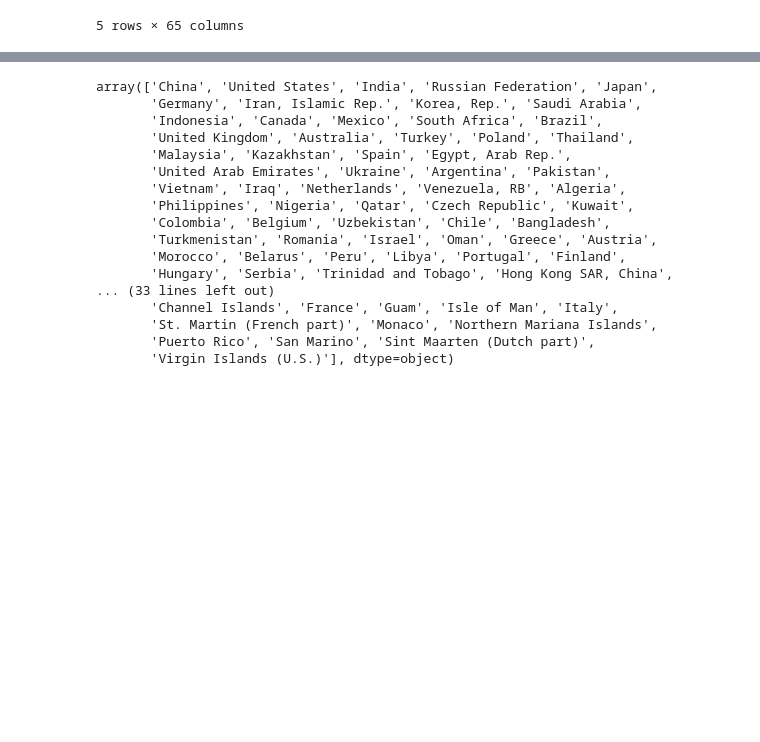
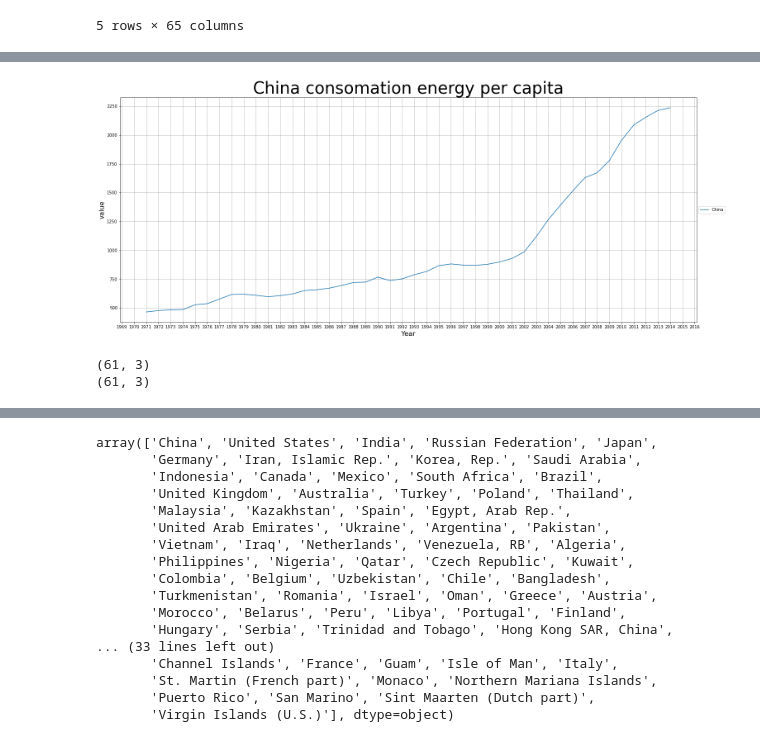
Before and after one commit to alfonsotis/RestitutionDonnees, a Jupyter notebook: FInalProject_ALFO.ipynb, the cells around one changed output, grey strips where cells are left out. Cells and saved outputs as stored; diff of their text form; code cells hidden in the pictures; blank space fills up the shorter version.

```diff
--- a/FInalProject_ALFO.ipynb
+++ b/FInalProject_ALFO.ipynb
@@ -269,0 +132,39 @@ No handles with labels found to put in legend.
+# %%
+plt.figure(figsize=(25,10))
+g = sns.lineplot(data=df_enegy_chine_melt, x="Year", y="value", hue="Country")
+# labels = df_Chine_melt["Year"].unique()
+# labelsy= df_Chine_melt["value"].unique()
+# # g.set_xticks(len(labels))
+g.set(title='China consomation energy per capita')
+g.title.set_size(40)
+g.xaxis.label.set_size(16)
+g.yaxis.label.set_size(16)
+#g.legend(fontsize=500) # using a size in points
+g.legend(fontsize="larger")
+g.legend(loc='center left',bbox_to_anchor=(1, 0.5))
+g.grid()
+# g.tick_params(axis='x',which='minor',direction='out',bottom=True,length=5)
+# g.set_xticklabels(labels,  rotation=90,
+#     horizontalalignment='center',
+#     fontweight='light',
+#     fontsize='xx-large')
+# g.set_yticklabels(labelsy,
+#     fontweight='light',
+#     fontsize='xx-large')
+# %% [output]
+[figure, added]
+# %%
+df_carb_Germ_melt = carb_Germay.melt(id_vars=["Country Name"])
+df_Germ_melt = renew_Germany.melt(id_vars=["Country Name"])
+df_Germ_melt.columns = ["Country", "Year", "value"]
+df_carb_Germ_melt.columns = ["Country", "Year", "value"]
+print(df_Germ_melt.shape)
+
+df_carb_Chine_melt = carb_China.melt(id_vars=["Country Name"])
+df_Chine_melt = renew_Chine.melt(id_vars=["Country Name"])
+df_Chine_melt.columns = ["Country", "Year", "value"]
+df_carb_Chine_melt.columns = ["Country", "Year", "value"]
+print(df_Chine_melt.shape)
+# %% [output]
+(61, 3)
+(61, 3)
```
Also changed, not shown: parts of 47 cells of this notebook, 13 other files.
